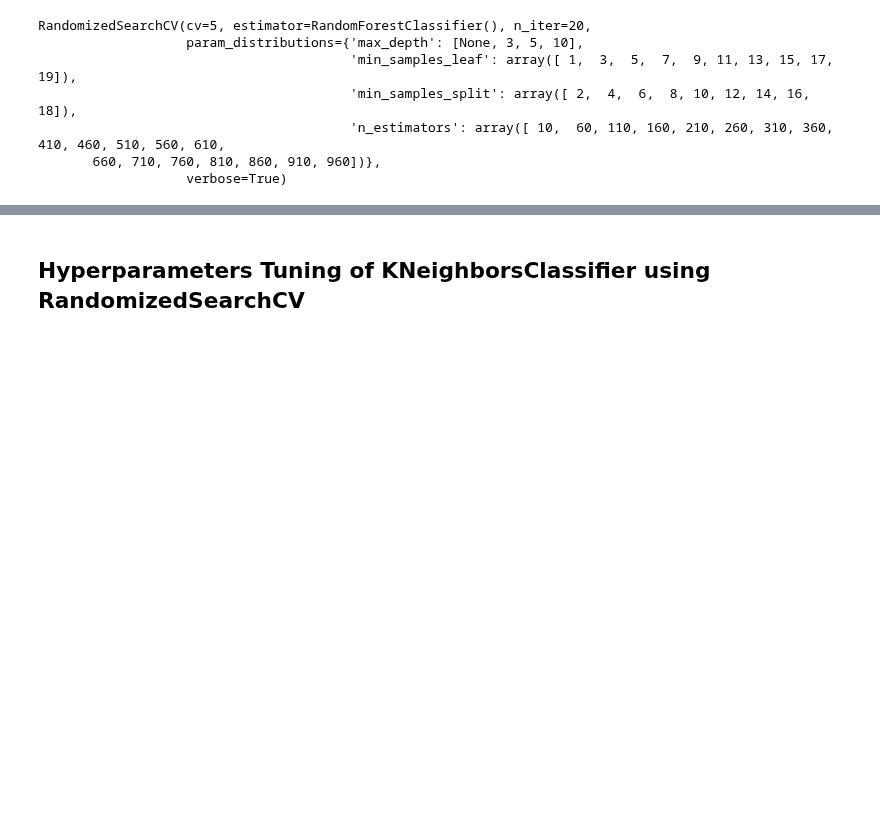
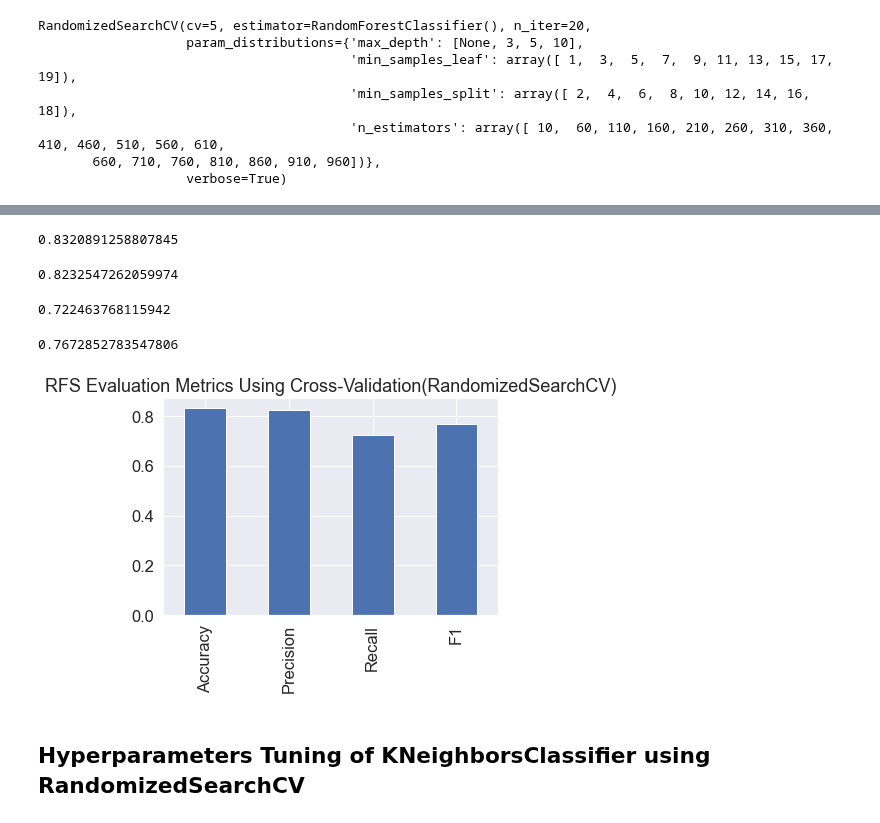
Before and after one commit to shamimsikder/ML-Exercises, a Jupyter notebook: Exercise Project/Titanic Project.ipynb, the cells around one changed output, grey strips where cells are left out. Saved outputs shown, nothing was run; the diff lists cells and outputs as text; code cells hidden in the pictures; blank space fills up the shorter version.

Commit message:
RFC and KNN cross-validated classification metrics(RandomizedSearchCV)

```diff
--- a/Exercise Project/Titanic Project.ipynb
+++ b/Exercise Project/Titanic Project.ipynb
@@ -469,3 +483,45 @@ Fitting 5 folds for each of 20 candidates, totalling 100 fits
+# %%
+rs_rf_accuracy = cross_val_score(rs_rf_cve,X,y,cv=5,scoring='accuracy')
+
+rs_rf_accuracy = np.mean(rs_rf_accuracy)
+
+rs_rf_accuracy
+# %% [output]
+0.8320891258807845
+# %%
+rs_rf_precision = cross_val_score(rs_rf_cve,X,y,cv=5,scoring='precision')
+
+rs_rf_precision = np.mean(rs_rf_precision)
+
+rs_rf_precision
+# %% [output]
+0.8232547262059974
+# %%
+rs_rf_recall = cross_val_score(rs_rf_cve,X,y,cv=5,scoring='recall')
+
+rs_rf_recall = np.mean(rs_rf_recall)
+
+rs_rf_recall
+# %% [output]
+0.722463768115942
+# %%
+rs_rf_f1 =  cross_val_score(rs_rf_cve,X,y,cv=5,scoring='f1')
+
+rs_rf_f1 = np.mean(rs_rf_f1)
+
+rs_rf_f1
+# %% [output]
+0.7672852783547806
+# %%
+rs_rf_metrics = pd.DataFrame({"Accuracy": rs_rf_accuracy,
+                              "Precision": rs_rf_precision,
+                              "Recall": rs_rf_recall,
+                              "F1": rs_rf_f1},
+                              index=[0])
+
+rs_rf_metrics.T.plot.bar(title="RFS Evaluation Metrics Using Cross-Validation(RandomizedSearchCV)",legend=False);
+# %% [output]
+[figure, added]
 # %% [markdown]
 ## Hyperparameters Tuning of KNeighborsClassifier using RandomizedSearchCV
 # %%
```
Also changed, not shown: parts of 93 cells of this notebook.
